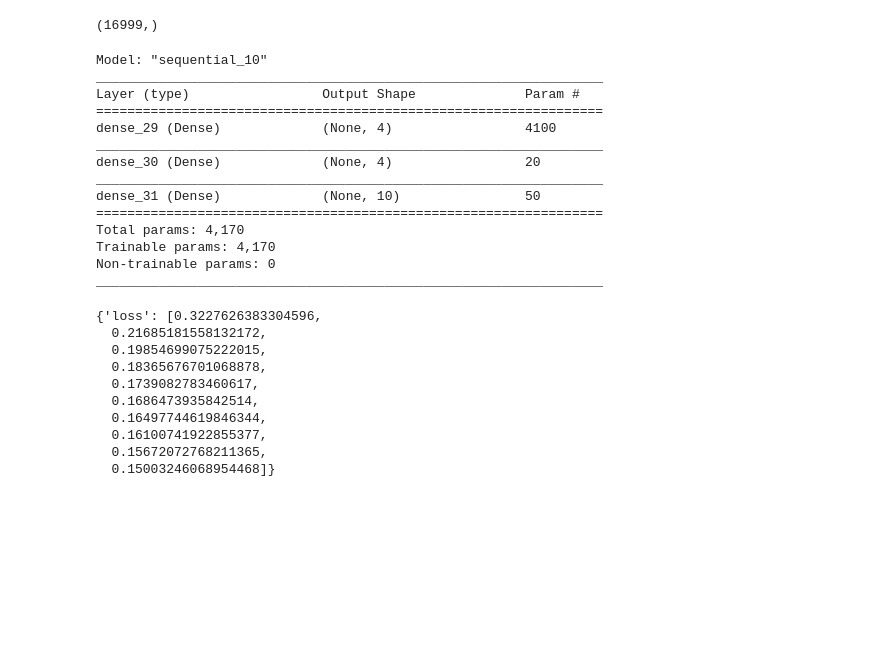
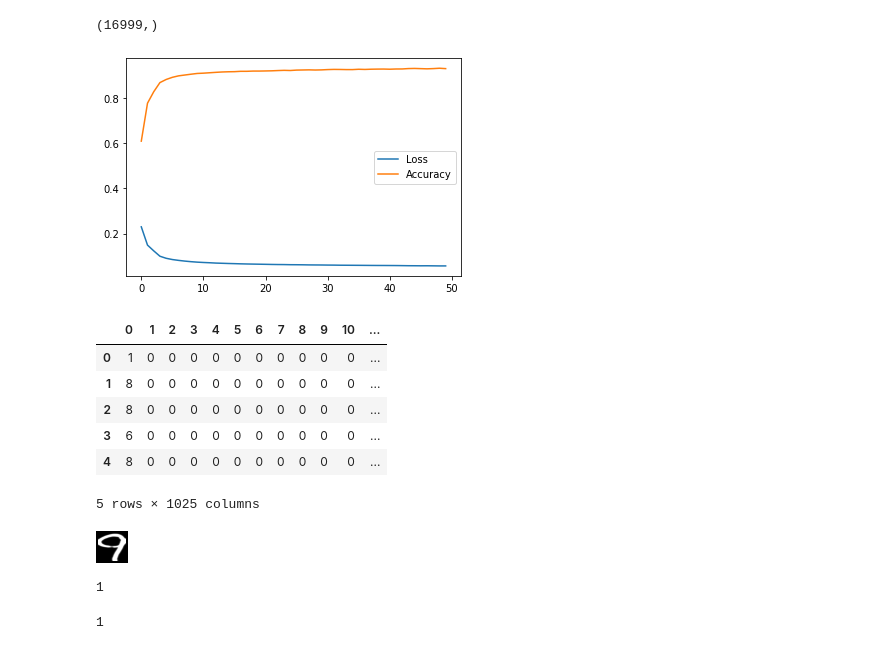
Before and after one commit to adityav1810/Semester_5_Labs, a Jupyter notebook: ECSE381L-DeepLearning/LAB5/Lab5_DL.ipynb, the cells around one changed output. Cells and saved outputs as stored; diff of their text form; code cells hidden in the pictures; blank space fills up the shorter version.

```diff
--- a/ECSE381L-DeepLearning/LAB5/Lab5_DL.ipynb
+++ b/ECSE381L-DeepLearning/LAB5/Lab5_DL.ipynb
@@ -42,7 +44,8 @@ def preprocess_data(raw_data):
   onehot_enc=OneHotEncoder()
   for i in range(raw_data.shape[0]):
     X.append(minmax.fit_transform(raw_data.loc[i,1:].to_numpy().reshape(32,32)).flatten())
-  y=raw_data.loc[:,0].to_numpy()
+  # y=raw_data.loc[:,0].to_numpy()
+  y=raw_data[0]
 
 
   return np.array(X),y
@@ -51,3 +52,6 @@ X,y=preprocess_data(data)
+# %%
+
+X,y=preprocess_data(raw_data)
 # %%
 X.shape
 # %% [output]
@@ -57,25 +61,13 @@ y.shape
 # %% [output]
 (16999,)
 # %%
-model = Sequential()
-model.add(Dense(4, input_dim=1024, activation='relu'))
-model.add(Dense(4, activation='relu'))
-model.add(Dense(10, activation='sigmoid'))
-model.compile(loss='binary_crossentropy', optimizer='adam')
+def run_model(X,y,nodes):
+  model = Sequential()
+  model.add(Dense(nodes, input_dim=1024, activation='relu'))
+  model.add(Dense(10, activation='sigmoid'))
+  model.compile(loss='binary_crossentropy', optimizer='adam',metrics=[tf.keras.metrics.CategoricalAccuracy()])
+  hist=model.fit(X, to_categorical(y), epochs=50, verbose=0)
+  plt.plot(hist.history['loss'])
+  plt.plot(hist.history['categorical_accuracy'])
+  plt.legend(['Loss','Accuracy'])
+  plt.show()
-# %%
-model.summary()
-# %% [output]
-Model: "sequential_10"
-_________________________________________________________________
-Layer (type)                 Output Shape              Param #
-=================================================================
-dense_29 (Dense)             (None, 4)                 4100
-_________________________________________________________________
-dense_30 (Dense)             (None, 4)                 20
-_________________________________________________________________
-dense_31 (Dense)             (None, 10)                50
-=================================================================
-Total params: 4,170
-Trainable params: 4,170
-Non-trainable params: 0
-_________________________________________________________________
@@ -84,13 +74,7 @@ hist=model.fit(X, to_categorical(y), epochs=10, verbose=0)
-# %%
-hist.history
-# %% [output]
-{'loss': [0.3227626383304596,
-  0.21685181558132172,
-  0.19854699075222015,
-  0.18365676701068878,
-  0.1739082783460617,
-  0.1686473935842514,
-  0.16497744619846344,
-  0.16100741922855377,
-  0.15672072768211365,
-  0.15003246068954468]}
+# %%
+# nodes=[8, 16, 32,64, 128, 256, 512 ,1028]
+nodes=[8]
+for node in nodes:
+  run_model(X,y,node)
+# %% [output]
+[figure, added]
@@ -96,0 +83,16 @@ hist.history
+# %%
+test_data.head()
+# %% [output]
+|  | 0 | 1 | 2 | 3 | 4 | 5 | 6 | 7 | 8 | 9 | 10 | ... |
+| 0 | 1 | 0 | 0 | 0 | 0 | 0 | 0 | 0 | 0 | 0 | 0 | ... |
+| 1 | 8 | 0 | 0 | 0 | 0 | 0 | 0 | 0 | 0 | 0 | 0 | ... |
+| 2 | 8 | 0 | 0 | 0 | 0 | 0 | 0 | 0 | 0 | 0 | 0 | ... |
+| 3 | 6 | 0 | 0 | 0 | 0 | 0 | 0 | 0 | 0 | 0 | 0 | ... |
+| 4 | 8 | 0 | 0 | 0 | 0 | 0 | 0 | 0 | 0 | 0 | 0 | ... |
+5 rows × 1025 columns
+# %%
+cv2_imshow(test_data.loc[0,1:].to_numpy().reshape(32,32))
+print(test_data.loc[0,0])
+# %% [output]
+[figure, added]
+1
@@ -96,0 +103,4 @@ hist.history
+# %%
+y_test[0]
+# %% [output]
+1
```
Also changed, not shown: parts of 8 cells of this notebook.
